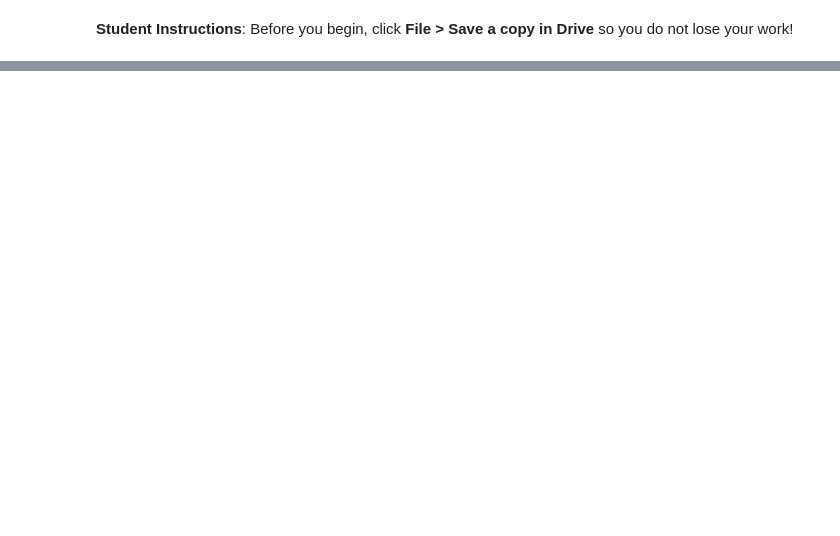
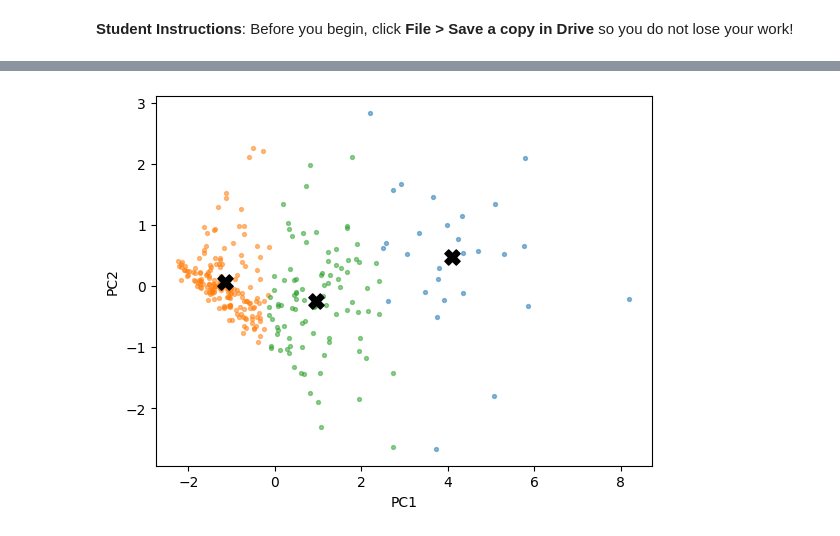
Before and after one commit to ryanaxiom/Applied-ML, a Jupyter notebook: code/Day25_Carnegie.ipynb, the cells around one changed output, grey strips where cells are left out. Saved outputs shown, nothing was run; the diff lists cells and outputs as text; code cells hidden in the pictures; blank space fills up the shorter version.

```diff
--- a/code/Day25_Carnegie.ipynb
+++ b/code/Day25_Carnegie.ipynb
@@ -31,0 +71,12 @@ print(pca4.components_[:2].round(2))            # PC1 row, PC2 row
+# %%
+scores = pca4.transform(Z4)               # 302 rows, 4 new columns
+plt.scatter(scores[:, 0], scores[:, 1], s=8, alpha=0.4)
+labels = {"Johns Hopkins University": "JHU",
+          "West Virginia University": "WVU",
+          "Massachusetts Institute of Technology": "MIT",
+          "Marshall University": "Marshall"}
+for full, short in labels.items():
+    i = np.where(d["name"] == full)[0][0]
+    plt.annotate(short, scores[i, :2])
+    print(short, *scores[i, :2].round(2))       # PC1, PC2
+plt.xlabel("PC1"); plt.ylabel("PC2"); plt.show()
@@ -31,0 +161,13 @@ print(pca4.components_[:2].round(2))            # PC1 row, PC2 row
+# %%
+X = scores[:, :2]                               # the map: PC1, PC2
+start = ["Johns Hopkins University", "Marshall University",
+         "West Virginia University"]
+centers = X[[np.where(d["name"] == s)[0][0] for s in start]]
+for step in range(8):
+    dist = np.column_stack([((X - c)**2).sum(axis=1)
+                            for c in centers])  # to each center
+    group = dist.argmin(axis=1)                 # assign
+    loss = dist.min(axis=1).sum()
+    centers = np.array([X[group == g].mean(axis=0)
+                        for g in range(3)])     # move
+    print(step, round(float(loss), 1), np.bincount(group))
@@ -31,0 +183,7 @@ print(pca4.components_[:2].round(2))            # PC1 row, PC2 row
+# %%
+for g in range(3):
+    plt.scatter(X[group == g, 0], X[group == g, 1], s=8, alpha=0.5)
+plt.scatter(centers[:, 0], centers[:, 1], marker="X", s=120, color="black")
+plt.xlabel("PC1"); plt.ylabel("PC2"); plt.show()
+# %% [output]
+[figure, added]
```
Also changed, not shown: parts of 16 cells of this notebook.
